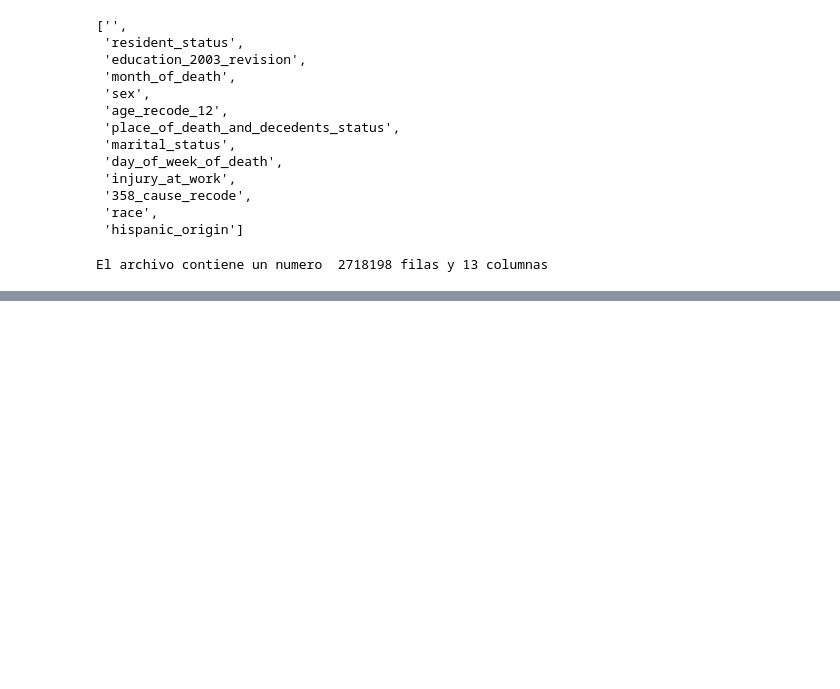
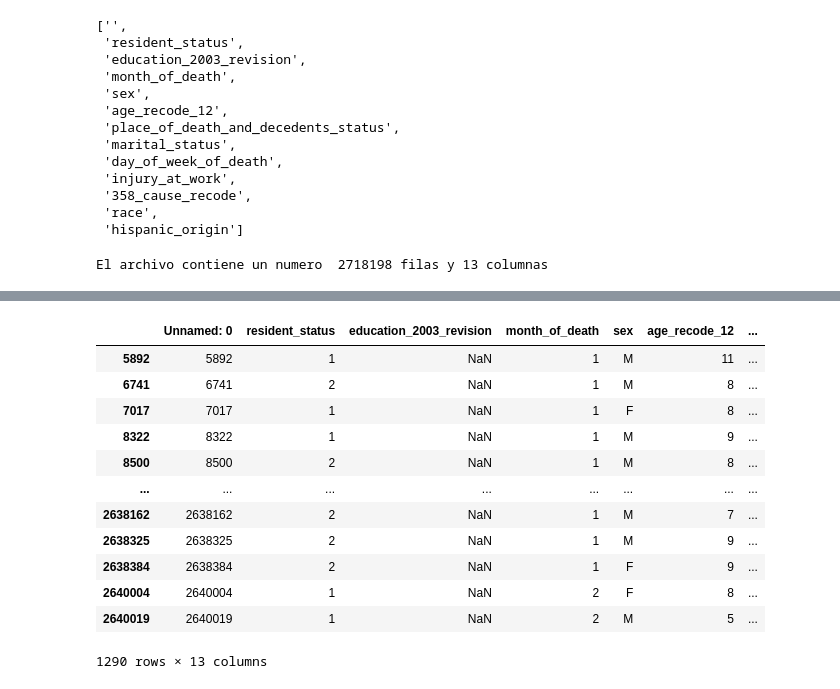
Before and after one commit to blackbrs/diplomado, a Jupyter notebook: Modulo 3/Laboratorio2Modulo3.ipynb, the cells around one changed output, grey strips where cells are left out. Cells and saved outputs as stored; diff of their text form; code cells hidden in the pictures; blank space fills up the shorter version.

```diff
--- a/Modulo 3/Laboratorio2Modulo3.ipynb
+++ b/Modulo 3/Laboratorio2Modulo3.ipynb
@@ -87,0 +141,17 @@ pd.read_json("D:\Diplomado\Laboratorios\Modulo 3\MuertesEstadosUnidos.js",orient
+# %%
+#Consulta 5: Obtener la lista de personas cuyo lugar de muerte es desconocido
+datos_muertes[datos_muertes["place_of_death_and_decedents_status"] == 9]
+# %% [output]
+|  | Unnamed: 0 | resident_status | education_2003_revision | month_of_death | sex | age_recode_12 | ... |
+| 5892 | 5892 | 1 | NaN | 1 | M | 11 | ... |
+| 6741 | 6741 | 2 | NaN | 1 | M | 8 | ... |
+| 7017 | 7017 | 1 | NaN | 1 | F | 8 | ... |
+| 8322 | 8322 | 1 | NaN | 1 | M | 9 | ... |
+| 8500 | 8500 | 2 | NaN | 1 | M | 8 | ... |
+| ... | ... | ... | ... | ... | ... | ... | ... |
+| 2638162 | 2638162 | 2 | NaN | 1 | M | 7 | ... |
+| 2638325 | 2638325 | 2 | NaN | 1 | M | 9 | ... |
+| 2638384 | 2638384 | 2 | NaN | 1 | F | 9 | ... |
+| 2640004 | 2640004 | 1 | NaN | 2 | F | 8 | ... |
+| 2640019 | 2640019 | 1 | NaN | 2 | M | 5 | ... |
+1290 rows × 13 columns
```
Also changed, not shown: parts of 7 cells of this notebook, 5 other files.
